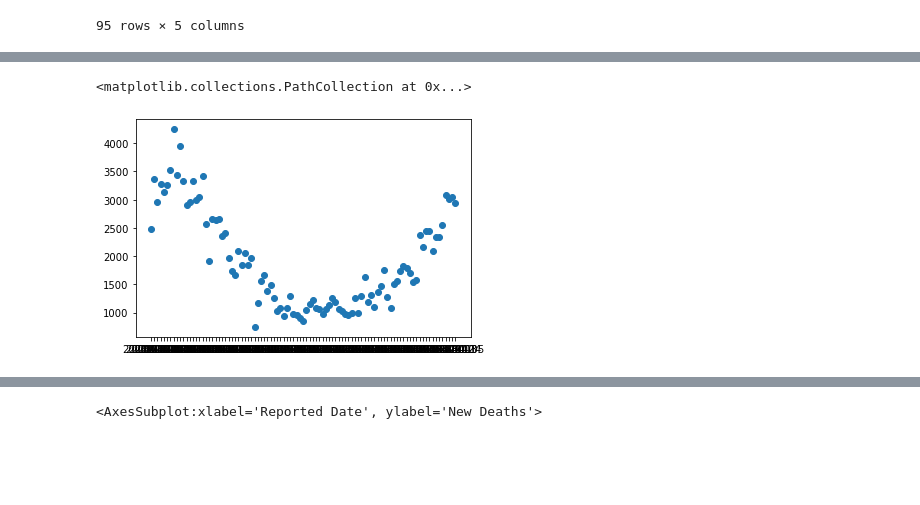
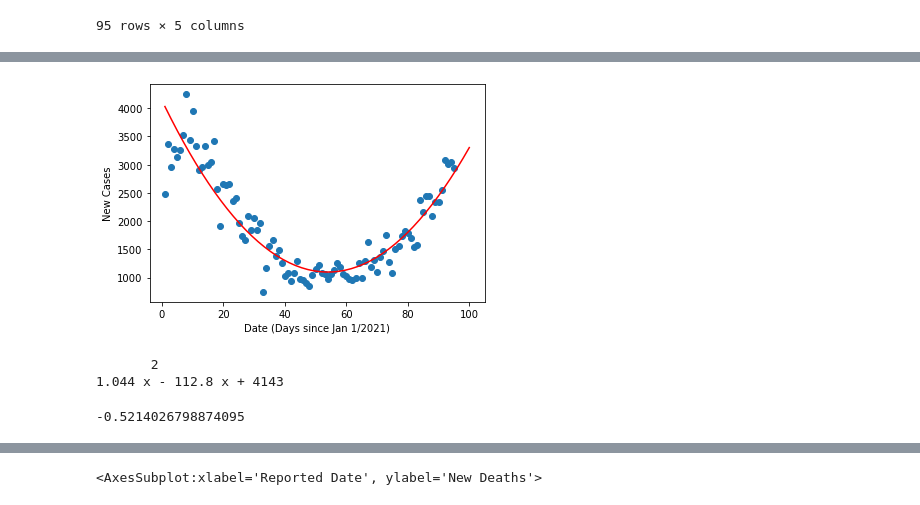
Before and after one commit to SVD6/SYSC-4906-Project, a Jupyter notebook: notebooks/covid-analysis.ipynb, the cells around one changed output, grey strips where cells are left out. Saved outputs shown, nothing was run; the diff lists cells and outputs as text; code cells hidden in the pictures; blank space fills up the shorter version.

```diff
--- a/notebooks/covid-analysis.ipynb
+++ b/notebooks/covid-analysis.ipynb
@@ -130,6 +113,0 @@ plt.scatter(x, y)
-# %%
-z = merged_df['Reported Date']
-plt.scatter(z, y)
-# %% [output]
-<matplotlib.collections.PathCollection at 0x...>
-[figure, removed]
@@ -136 +121,24 @@ plt.scatter(z, y)
+# %%
+# Date vs New Cases
+#polynomial fit with degree = 2
+model = np.poly1d(np.polyfit(x_dates, y_cases, 2))
+
+#add fitted polynomial line to scatterplot
+polyline = np.linspace(1, 100, 50)
+plt.scatter(x_dates, y_cases)
+plt.xlabel("Date (Days since Jan 1/2021)")
+plt.ylabel("New Cases")
+plt.plot(polyline, model(polyline), "r")
+plt.show()
+print(model)
+
+
+
+merged_df["Id"] = x_dates
+merged_df["Doses Administered"].corr(merged_df["New Deaths"])
+# %% [output]
+[figure, added]
+       2
+1.044 x - 112.8 x + 4143
+-0.5214026798874095
 # %%
```
Also changed, not shown: parts of 6 cells of this notebook.
